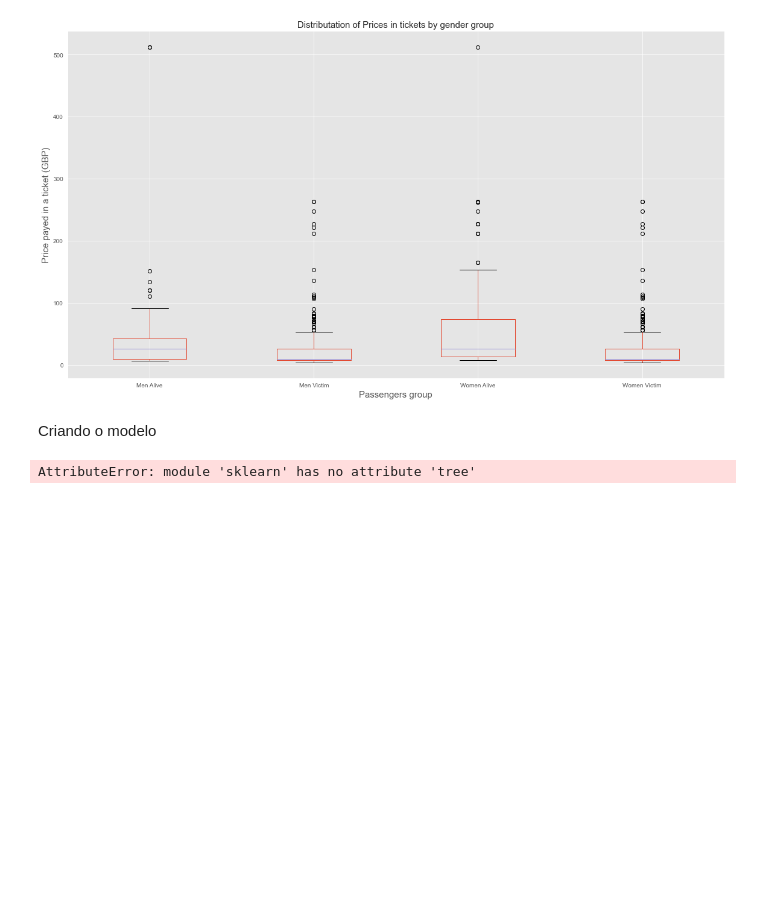
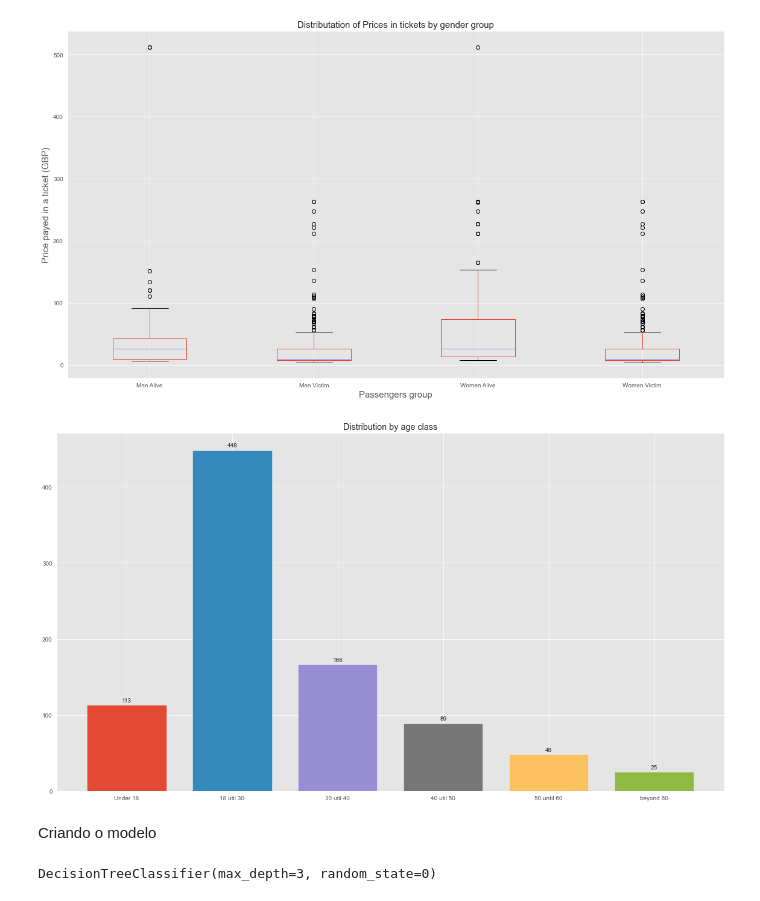
Before and after one commit to ahpqmiranda/dasboards, a Jupyter notebook: data/titanic decision tree/titanic decision tree.ipynb, the cells around one changed output. Saved outputs shown, nothing was run; the diff lists cells and outputs as text; code cells hidden in the pictures; blank space fills up the shorter version.

Commit message:
titanic decision tree.ipynb atualização: update modelo de treinamento

```diff
--- a/data/titanic decision tree/titanic decision tree.ipynb
+++ b/data/titanic decision tree/titanic decision tree.ipynb
@@ -357,15 +357,54 @@ plt.tight_layout()
 plt.show()
 # %% [output]
 [figure]
+# %%
+age_u18 = new_data_train[(new_data_train.Age < 18)]
+age_u30 = new_data_train[(18 <=  new_data_train.Age) & (new_data_train.Age < 30)]
+age_u40 = new_data_train[(30 <=  new_data_train.Age) & (new_data_train.Age < 40)]
+age_u50 = new_data_train[(40 <=  new_data_train.Age) & (new_data_train.Age < 50)]
+age_u60 = new_data_train[(50 <=  new_data_train.Age) & (new_data_train.Age < 60)]
+age_a60 = new_data_train[(new_data_train.Age >= 60)]
+# %%
+fig, ax = plt.subplots(figsize=(16, 9))
+oage_u18 = age_u18[['Age']]
+oage_u30 = age_u30[['Age']]
+oage_u40 = age_u40[['Age']]
+oage_u50 = age_u50[['Age']]
+oage_u60 = age_u60[['Age']]
+oage_a60 = age_a60[['Age']]
+labels = ['Under 18', '18 util 30', '30 util 40', '40 util 50', '50 until 60', 'beyond 60']
+width = 0.15
+x = np.arange(1)
+
+u18 = ax.bar(x, len(oage_u18), width=width, label='U18')
+u30 = ax.bar(x + .20, len(oage_u30), width=width, label='U30')
+u40 = ax.bar(x + .40, len(oage_u40), width=width, label='U40')
+u50 = ax.bar(x + .60, len(oage_u50), width=width, label='U50')
+u60 = ax.bar(x + .80, len(oage_u60), width=width, label='U60')
+a60 = ax.bar(x + 1, len(oage_a60), width=width, label='Beyond 60')
+
+ax.bar_label(u18, padding=3)
+ax.bar_label(u30, padding=3)
+ax.bar_label(u40, padding=3)
+ax.bar_label(u50, padding=3)
+ax.bar_label(u60, padding=3)
+ax.bar_label(a60, padding=3)
+ax.set_title('Distribution by age class')
+ax.set_xticks([a *.20 for a in range(6)], labels = labels)
+ax.grid(True)
+fig.tight_layout()
+plt.show()
+# %% [output]
+[figure, added]
 # %% [markdown]
 Criando o modelo
 # %%
 Y = new_data_train['Survived']
 X = new_data_train.drop(['Survived'], axis=1)
 
-tree = skt.tree.DecisionTreeClassifier(max_depth=8, random_state=0)
+tree = DecisionTreeClassifier(max_depth=3, random_state=0)
 tree.fit(X, Y)
 # %% [output]
-AttributeError: module 'sklearn' has no attribute 'tree'
+DecisionTreeClassifier(max_depth=3, random_state=0)
 # %%
 tree.score(X, Y)
```
Also changed, not shown: parts of 5 cells of this notebook, 1 other file.
